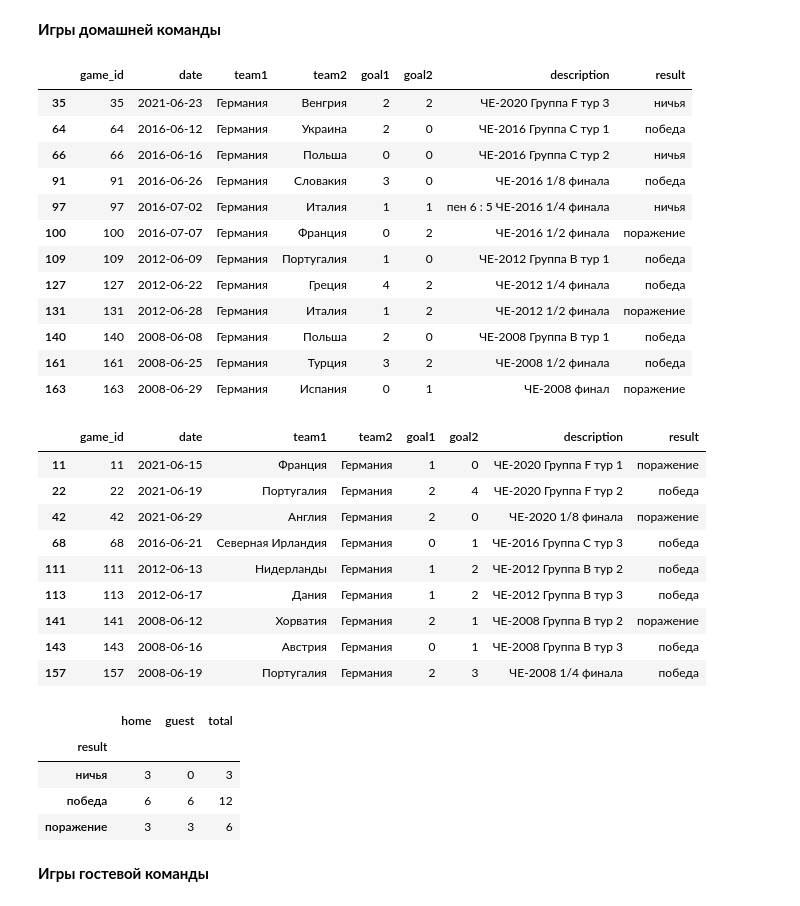
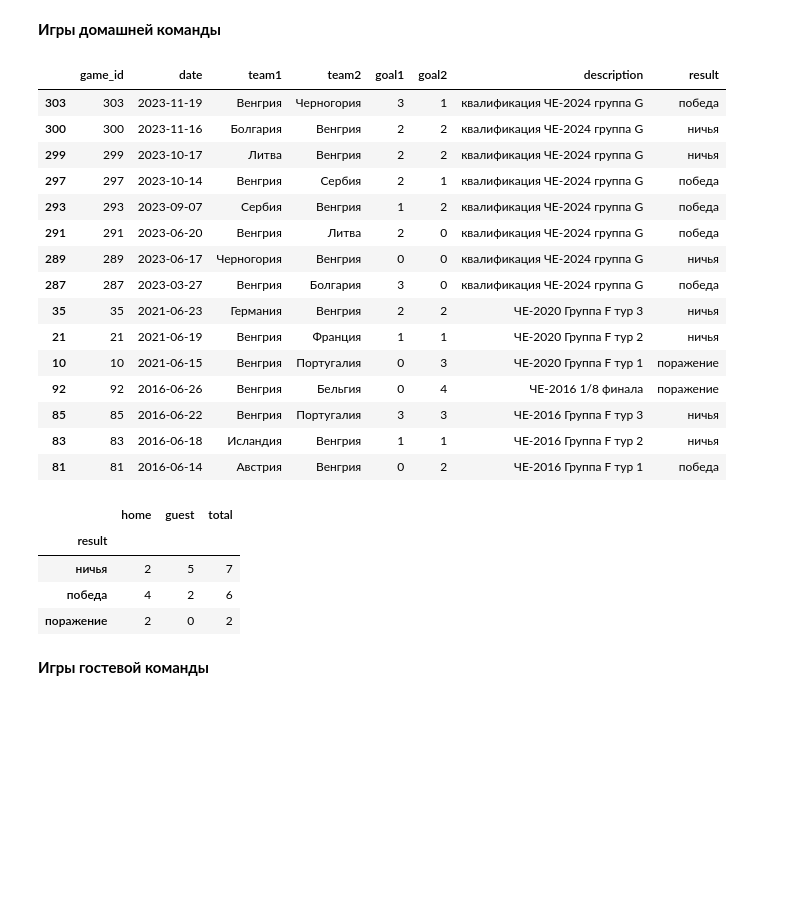
Before and after one commit to elp87/Euro-2024, a Jupyter notebook: euro.ipynb, the cells around one changed output. Drawn from its saved outputs; the diff is of its cells as text; code cells hidden in the pictures; blank space fills up the shorter version.

Commit message:
pre 2nd evening
- немного изменен расчёт старых игр
- прошлые турниры - квалификация ЧЕ-2024

```diff
--- a/euro.ipynb
+++ b/euro.ipynb
@@ -204,8 +212,8 @@ memory usage: 9.1+ KB
 # %% [markdown]
 **Введите названия команд**
 # %%
-team1='Германия'
-team2='Шотландия'
+team1='Венгрия'
+team2='Швейцария'
 # %% [markdown]
 **Игры между собой**
 # %%
@@ -218,47 +226,40 @@ old_games.loc[((old_games['team1'] == team1) & (old_games['team2'] == team2))
 # %%
 team1h_df = old_games[old_games['team1'] == team1]
 team1h_df['result'] = team1h_df.apply(ret_victory_home, axis=1)
-display(team1h_df)
 team1h_pivot = team1h_df.pivot_table(index='result', values='game_id', aggfunc='count')
 team1g_df = old_games[old_games['team2'] == team1]
 team1g_df['result'] = team1g_df.apply(ret_victory_guest, axis=1)
-display(team1g_df)
+team1_df = pd.concat([team1h_df, team1g_df],axis=0)
+display(team1_df.sort_values(by='date',ascending=False))
 team1g_pivot = team1g_df.pivot_table(index='result', values='game_id', aggfunc='count')
 team1_pivot=team1h_pivot.merge(team1g_pivot, on='result', how='outer')
 team1_pivot = team1_pivot.fillna(0)
 team1_pivot['total'] = team1_pivot['game_id_x'] + team1_pivot['game_id_y']
 team1_pivot.columns = ['home', 'guest', 'total']
 team1_pivot[['home', 'guest', 'total']] = team1_pivot[['home', 'guest', 'total']].astype('int')
 team1_pivot
 # %% [output]
 |  | game_id | date | team1 | team2 | goal1 | goal2 | description | result |
+| 303 | 303 | 2023-11-19 | Венгрия | Черногория | 3 | 1 | квалификация ЧЕ-2024 группа G | победа |
+| 300 | 300 | 2023-11-16 | Болгария | Венгрия | 2 | 2 | квалификация ЧЕ-2024 группа G | ничья |
+| 299 | 299 | 2023-10-17 | Литва | Венгрия | 2 | 2 | квалификация ЧЕ-2024 группа G | ничья |
+| 297 | 297 | 2023-10-14 | Венгрия | Сербия | 2 | 1 | квалификация ЧЕ-2024 группа G | победа |
+| 293 | 293 | 2023-09-07 | Сербия | Венгрия | 1 | 2 | квалификация ЧЕ-2024 группа G | победа |
+| 291 | 291 | 2023-06-20 | Венгрия | Литва | 2 | 0 | квалификация ЧЕ-2024 группа G | победа |
+| 289 | 289 | 2023-06-17 | Черногория | Венгрия | 0 | 0 | квалификация ЧЕ-2024 группа G | ничья |
+| 287 | 287 | 2023-03-27 | Венгрия | Болгария | 3 | 0 | квалификация ЧЕ-2024 группа G | победа |
 | 35 | 35 | 2021-06-23 | Германия | Венгрия | 2 | 2 | ЧЕ-2020 Группа F тур 3 | ничья |
-| 64 | 64 | 2016-06-12 | Германия | Украина | 2 | 0 | ЧЕ-2016 Группа C тур 1 | победа |
-| 66 | 66 | 2016-06-16 | Германия | Польша | 0 | 0 | ЧЕ-2016 Группа C тур 2 | ничья |
-| 91 | 91 | 2016-06-26 | Германия | Словакия | 3 | 0 | ЧЕ-2016 1/8 финала | победа |
-| 97 | 97 | 2016-07-02 | Германия | Италия | 1 | 1 | пен 6 : 5 ЧЕ-2016 1/4 финала | ничья |
-| 100 | 100 | 2016-07-07 | Германия | Франция | 0 | 2 | ЧЕ-2016 1/2 финала | поражение |
-| 109 | 109 | 2012-06-09 | Германия | Португалия | 1 | 0 | ЧЕ-2012 Группа B тур 1 | победа |
-| 127 | 127 | 2012-06-22 | Германия | Греция | 4 | 2 | ЧЕ-2012 1/4 финала | победа |
-| 131 | 131 | 2012-06-28 | Германия | Италия | 1 | 2 | ЧЕ-2012 1/2 финала | поражение |
-| 140 | 140 | 2008-06-08 | Германия | Польша | 2 | 0 | ЧЕ-2008 Группа B тур 1 | победа |
-| 161 | 161 | 2008-06-25 | Германия | Турция | 3 | 2 | ЧЕ-2008 1/2 финала | победа |
-| 163 | 163 | 2008-06-29 | Германия | Испания | 0 | 1 | ЧЕ-2008 финал | поражение |
+| 21 | 21 | 2021-06-19 | Венгрия | Франция | 1 | 1 | ЧЕ-2020 Группа F тур 2 | ничья |
+| 10 | 10 | 2021-06-15 | Венгрия | Португалия | 0 | 3 | ЧЕ-2020 Группа F тур 1 | поражение |
+| 92 | 92 | 2016-06-26 | Венгрия | Бельгия | 0 | 4 | ЧЕ-2016 1/8 финала | поражение |
+| 85 | 85 | 2016-06-22 | Венгрия | Португалия | 3 | 3 | ЧЕ-2016 Группа F тур 3 | ничья |
+| 83 | 83 | 2016-06-18 | Исландия | Венгрия | 1 | 1 | ЧЕ-2016 Группа F тур 2 | ничья |
+| 81 | 81 | 2016-06-14 | Австрия | Венгрия | 0 | 2 | ЧЕ-2016 Группа F тур 1 | победа |
-|  | game_id | date | team1 | team2 | goal1 | goal2 | description | result |
-| 11 | 11 | 2021-06-15 | Франция | Германия | 1 | 0 | ЧЕ-2020 Группа F тур 1 | поражение |
-| 22 | 22 | 2021-06-19 | Португалия | Германия | 2 | 4 | ЧЕ-2020 Группа F тур 2 | победа |
-| 42 | 42 | 2021-06-29 | Англия | Германия | 2 | 0 | ЧЕ-2020 1/8 финала | поражение |
-| 68 | 68 | 2016-06-21 | Северная Ирландия | Германия | 0 | 1 | ЧЕ-2016 Группа C тур 3 | победа |
-| 111 | 111 | 2012-06-13 | Нидерланды | Германия | 1 | 2 | ЧЕ-2012 Группа B тур 2 | победа |
-| 113 | 113 | 2012-06-17 | Дания | Германия | 1 | 2 | ЧЕ-2012 Группа B тур 3 | победа |
-| 141 | 141 | 2008-06-12 | Хорватия | Германия | 2 | 1 | ЧЕ-2008 Группа B тур 2 | поражение |
-| 143 | 143 | 2008-06-16 | Австрия | Германия | 0 | 1 | ЧЕ-2008 Группа B тур 3 | победа |
-| 157 | 157 | 2008-06-19 | Португалия | Германия | 2 | 3 | ЧЕ-2008 1/4 финала | победа |
+|  | home | guest | total |
+| result |  |  |  |
+| ничья | 2 | 5 | 7 |
+| победа | 4 | 2 | 6 |
+| поражение | 2 | 0 | 2 |
-|  | home | guest | total |
-| result |  |  |  |
-| ничья | 3 | 0 | 3 |
-| победа | 6 | 6 | 12 |
-| поражение | 3 | 3 | 6 |
 # %% [markdown]
 **Игры гостевой команды**
 # %%
```
Also changed, not shown: parts of 7 cells of this notebook, 2 other files.
